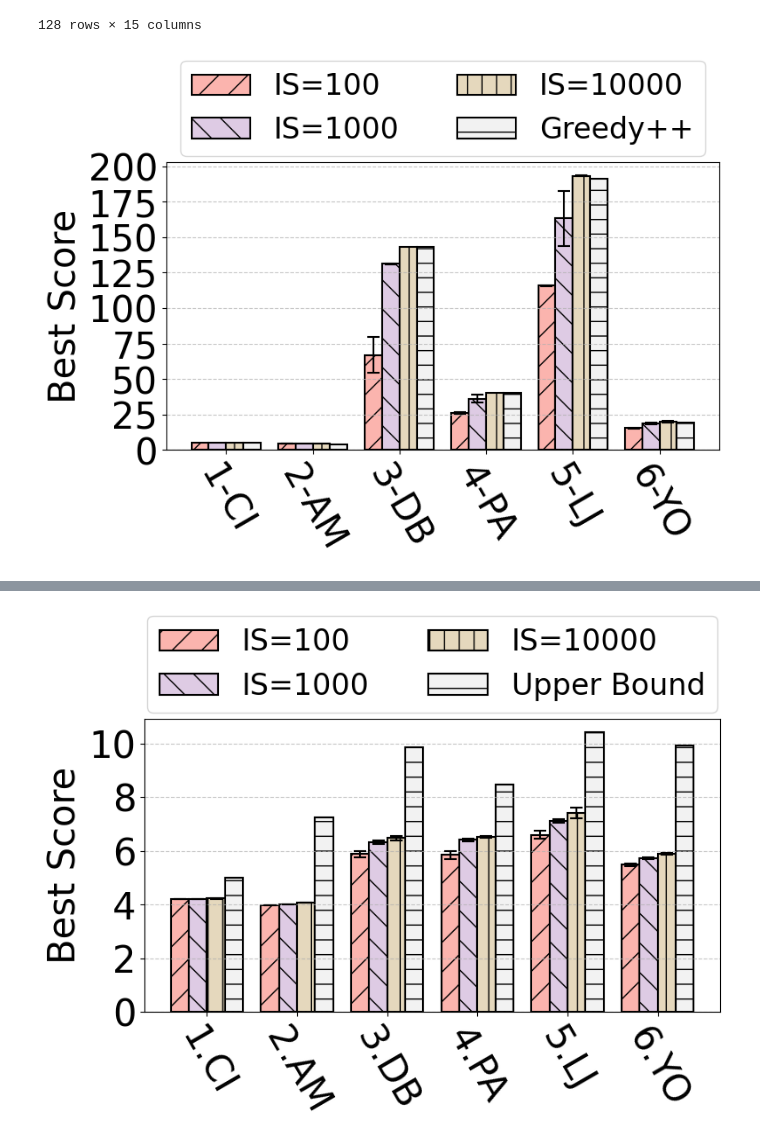
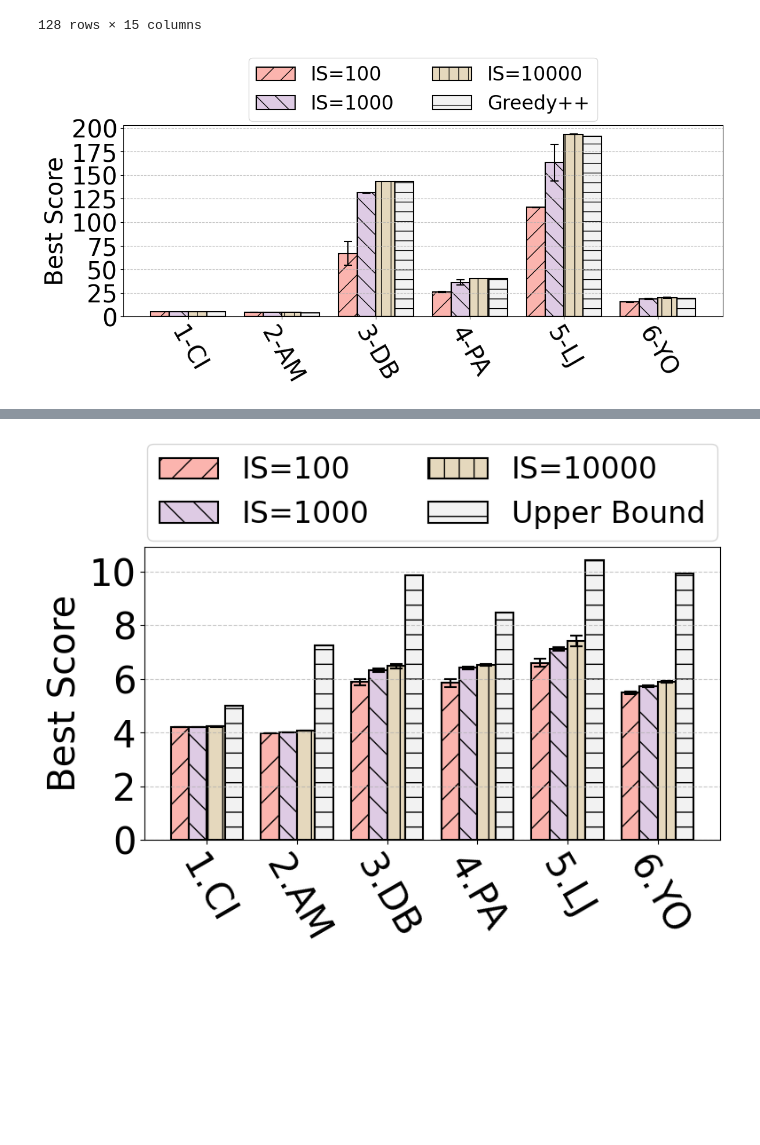
Before and after one commit to dcc-ufla-graph-mining/fractal, a Jupyter notebook: plots/optimality_plots.ipynb, the cells around one changed output, grey strips where cells are left out. Cells and saved outputs as stored; diff of their text form; code cells hidden in the pictures; blank space fills up the shorter version.

```diff
--- a/plots/optimality_plots.ipynb
+++ b/plots/optimality_plots.ipynb
@@ -168,7 +168,8 @@ import pandas as pd
 import matplotlib.pyplot as plt
 import numpy as np
 
-def plot_average_by_group_and_initial_solutions(df: pd.DataFrame, grouping_columns: list, baseline_scores: dict, title: str, log_scale: bool = False, legend_pos: str = 'best'):
+def plot_average_by_group_and_initial_solutions(df: pd.DataFrame, grouping_columns: list, baseline_scores: dict, title: str,
+                                                log_scale: bool = False, legend_pos: str = 'best', figsize: tuple[int, int] = (8, 6)):
     """
     Generates a Matplotlib bar plot showing 'Average' performance with confidence intervals
     as error bars. The x-axis represents combined experimental groups, and 'Initial Solutions'
@@ -191,7 +192,7 @@ def plot_average_by_group_and_initial_solutions(df: pd.DataFrame, grouping_colum
     # Sort for consistent plotting: first by grouping_columns, then by Initial Solutions
     df = df.sort_values(by=grouping_columns + ['Initial Solutions'])
 
-    plt.figure(figsize=(8, 6)) # Adjust figure size for potentially more x-axis labels
+    plt.figure(figsize=figsize) # Adjust figure size for potentially more x-axis labels
 
     # Get unique 'Initial Solutions' for legend and bar differentiation
     unique_initial_solutions = sorted(df['Initial Solutions'].unique())
@@ -289,17 +290,18 @@ def plot_average_by_group_and_initial_solutions(df: pd.DataFrame, grouping_colum
 # %%
 grouping_cols = ["Graph Name"]
 df = grouped_df[(grouped_df["Objective Function"] == "densesubgraph") & (grouped_df['Graph Name'].isin(['citeseer', 'amazon', 'dblp', 'patents', 'livejournal', 'youtube'])) & (grouped_df['Initial Solutions'] > 32)].copy()
 df['Graph Name'] = df['Graph Name'].replace({
     'citeseer': '1-CI',
     'amazon': '2-AM',
     'dblp': '3-DB',
     'patents': '4-PA',
     'livejournal': '5-LJ',
     'youtube': '6-YO',
 })
-plot_average_by_group_and_initial_solutions(df, grouping_cols, {'Greedy++': [4.905,3.758,143,40.129,190.984,19.389]}, title="Optimality Dense Subgraph")
+plot_average_by_group_and_initial_solutions(df, grouping_cols, {'Greedy++': [4.905,3.758,143,40.129,190.984,19.389]}, title="Optimality Dense Subgraph",
+                                           figsize=(12,6))
 # %% [output]
-[figure, old version]
+[figure, new version]
 # %%
 grouping_cols = ["Graph Name"]
 df = grouped_df[(grouped_df["Objective Function"] == "triangledensestsubgraph") & (grouped_df['Graph Name'].isin(['citeseer', 'amazon', 'dblp', 'patents', 'livejournal', 'youtube'])) & (grouped_df['Initial Solutions'] > 32)].copy()
```
Also changed, not shown: parts of 1 cell of this notebook, 8 other files.
